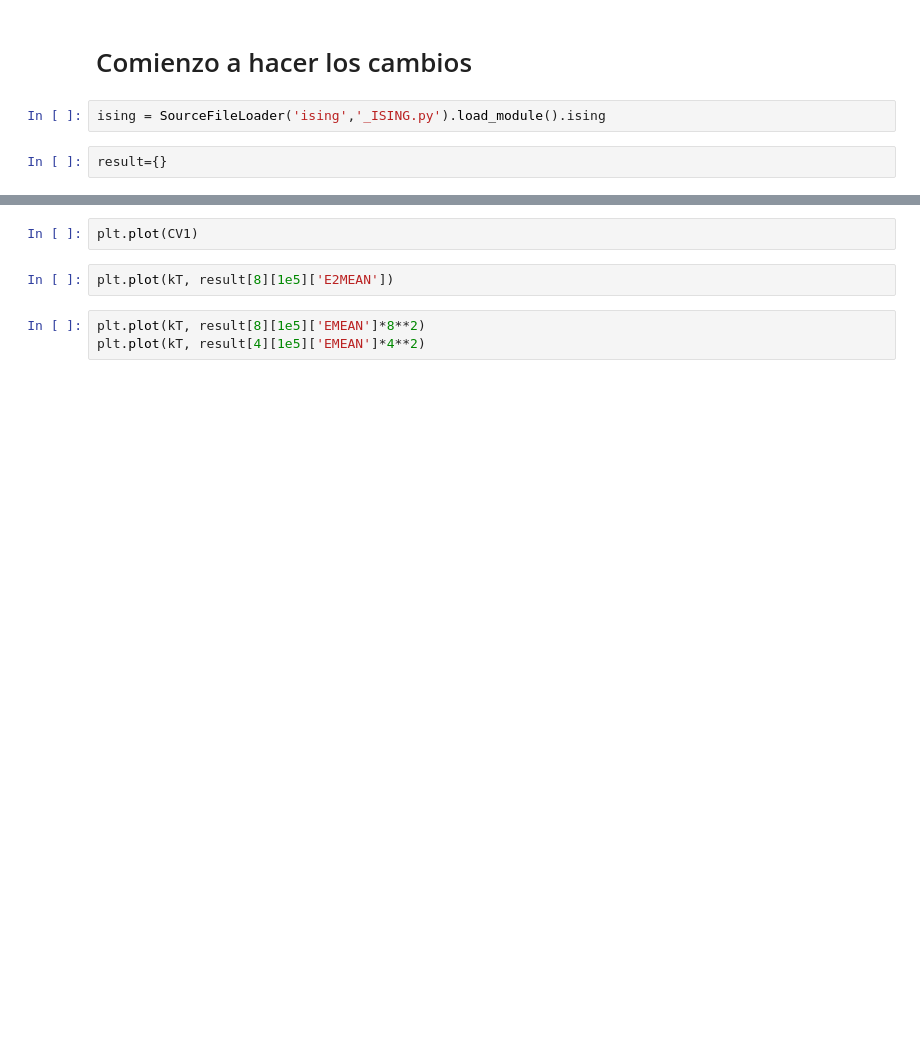
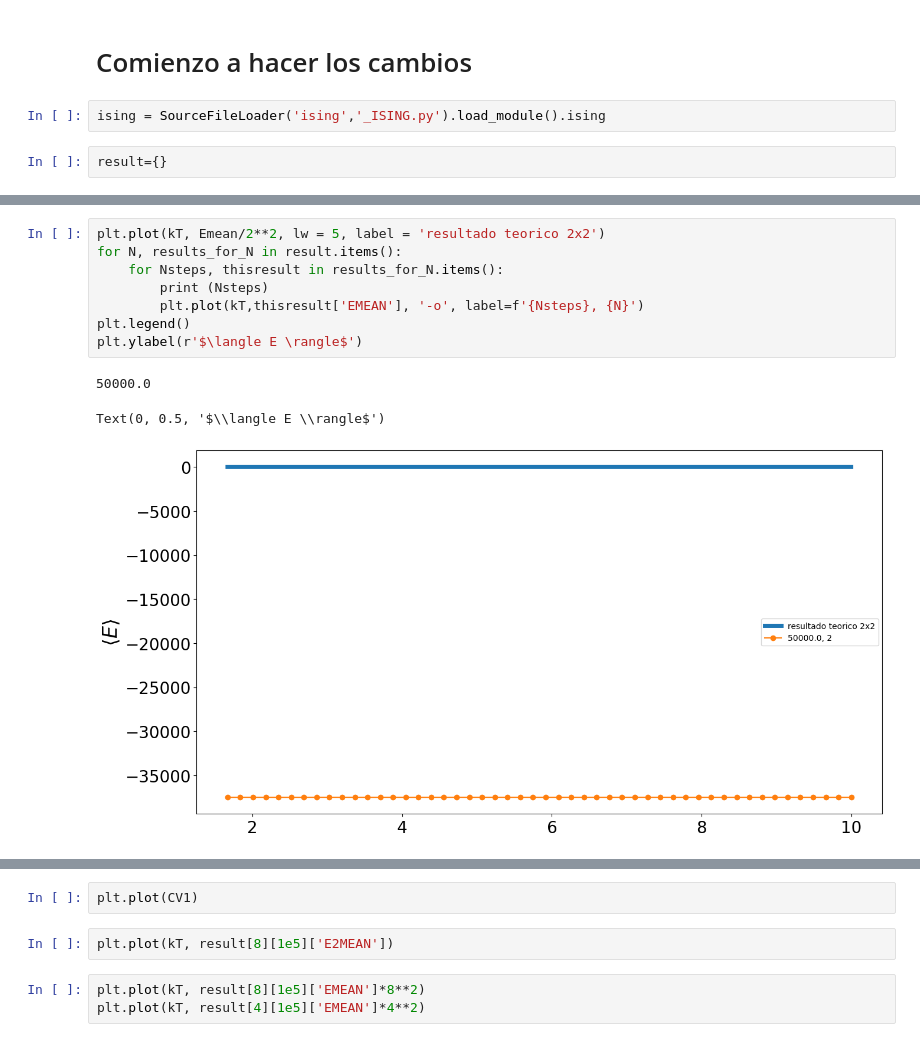
Before and after one commit to Modelizacion-de-Materiales/ModelizacionSolucionProblemas, a Jupyter notebook: Guia5-MC/Guia5-MC-python/SecondTry.ipynb, the cells around one changed output, grey strips where cells are left out. Cells and saved outputs as stored; diff of their text form; blank space fills up the shorter version.

```diff
--- a/Guia5-MC/Guia5-MC-python/SecondTry.ipynb
+++ b/Guia5-MC/Guia5-MC-python/SecondTry.ipynb
@@ -69,0 +68,12 @@ N = 16, totalflips = 500000, KT = 49, flips = 66, rejects = 499934
+# %%
+plt.plot(kT, Emean/2**2, lw = 5, label = 'resultado teorico 2x2')
+for N, results_for_N in result.items():
+    for Nsteps, thisresult in results_for_N.items():
+        print (Nsteps)
+        plt.plot(kT,thisresult['EMEAN'], '-o', label=f'{Nsteps}, {N}')
+plt.legend()
+plt.ylabel(r'$\langle E \rangle$')
+# %% [output]
+50000.0
+Text(0, 0.5, '$\\langle E \\rangle$')
+[figure, added]
```
Also changed, not shown: parts of 20 cells of this notebook, 1 other file.
